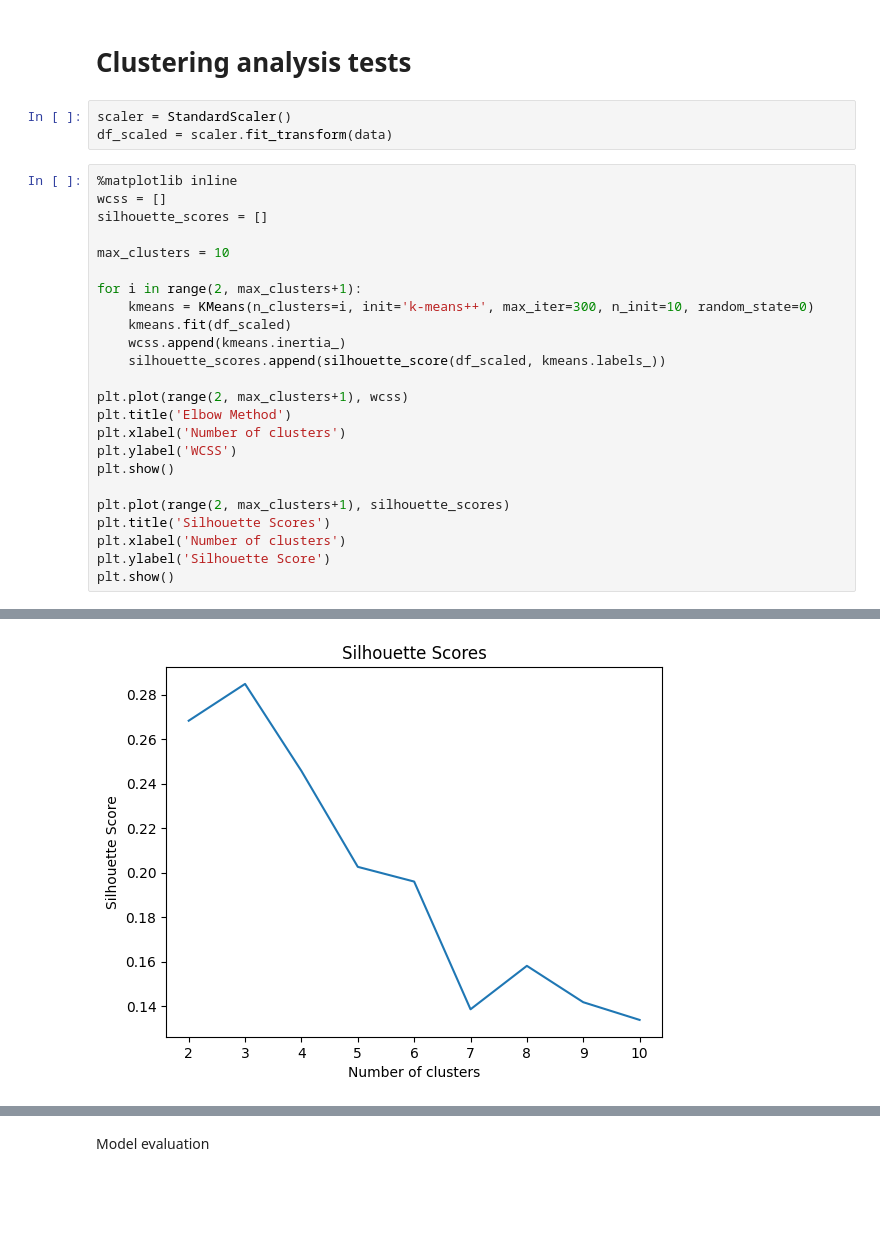
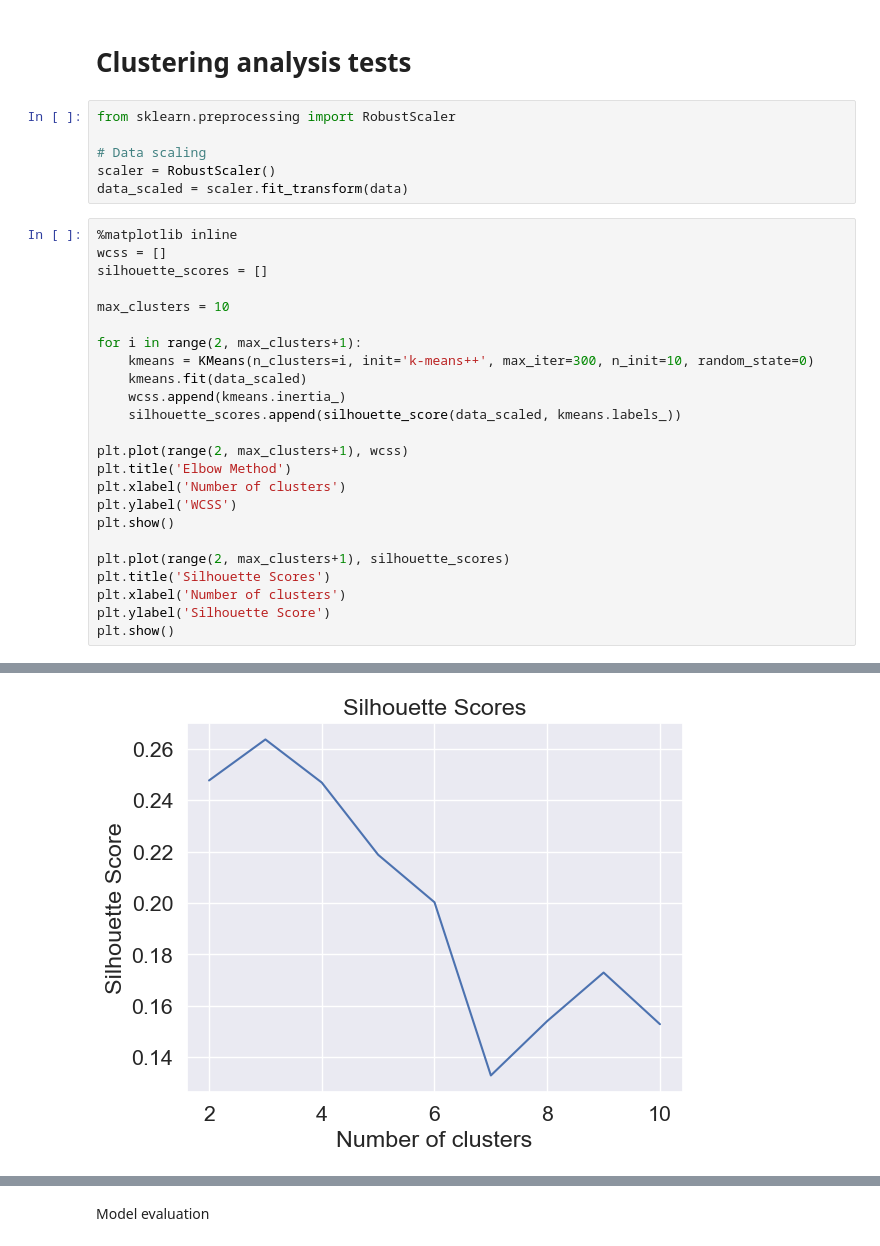
Before and after one commit to estivengrx/wine_exploration_and_clustering, a Jupyter notebook: notebooks/tests.ipynb, the cells around one changed output, grey strips where cells are left out. Cells and saved outputs as stored; diff of their text form; blank space fills up the shorter version.

```diff
--- a/notebooks/tests.ipynb
+++ b/notebooks/tests.ipynb
@@ -43,9 +35,12 @@ Data retrieved successfully
 (178, 13)
 # %% [markdown]
 # Clustering analysis tests
-# %%
-scaler = StandardScaler()
-df_scaled = scaler.fit_transform(data)
+# %%
+from sklearn.preprocessing import RobustScaler
+
+# Data scaling
+scaler = RobustScaler()
+data_scaled = scaler.fit_transform(data)
 # %%
 %matplotlib inline
 wcss = []
@@ -55,9 +50,9 @@ max_clusters = 10
 
 for i in range(2, max_clusters+1):
     kmeans = KMeans(n_clusters=i, init='k-means++', max_iter=300, n_init=10, random_state=0)
-    kmeans.fit(df_scaled)
+    kmeans.fit(data_scaled)
     wcss.append(kmeans.inertia_)
-    silhouette_scores.append(silhouette_score(df_scaled, kmeans.labels_))
+    silhouette_scores.append(silhouette_score(data_scaled, kmeans.labels_))
 
 plt.plot(range(2, max_clusters+1), wcss)
 plt.title('Elbow Method')
@@ -75,4 +70,4 @@ plt.show()
-[figure, old version]
+[figure, new version]
 # %%
 optimal_clusters = np.argmax(silhouette_scores) + 2
 kmeans = KMeans(n_clusters=optimal_clusters, init='k-means++', max_iter=300, n_init=10, random_state=0)
```
Also changed, not shown: parts of 8 cells of this notebook.
